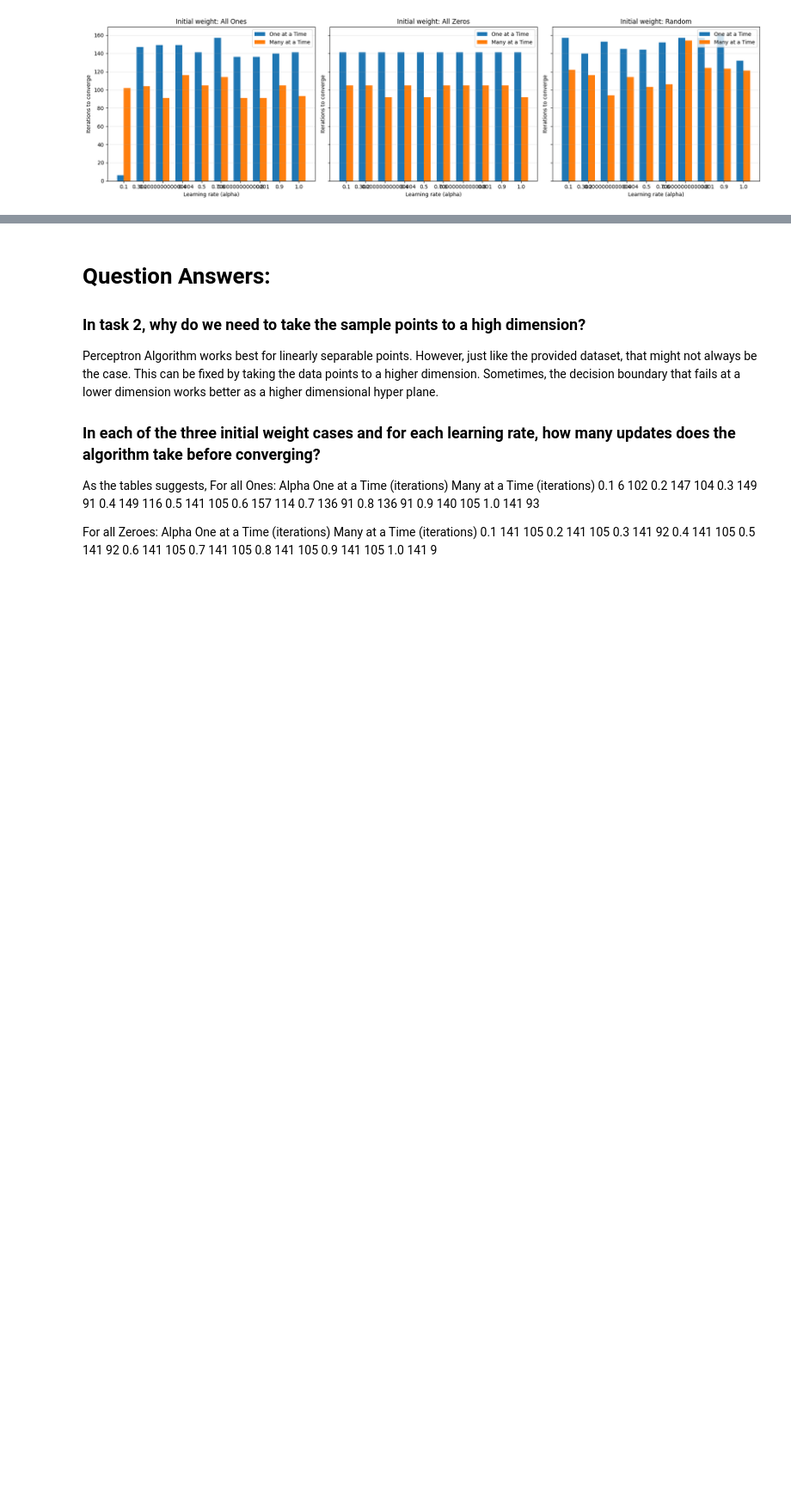
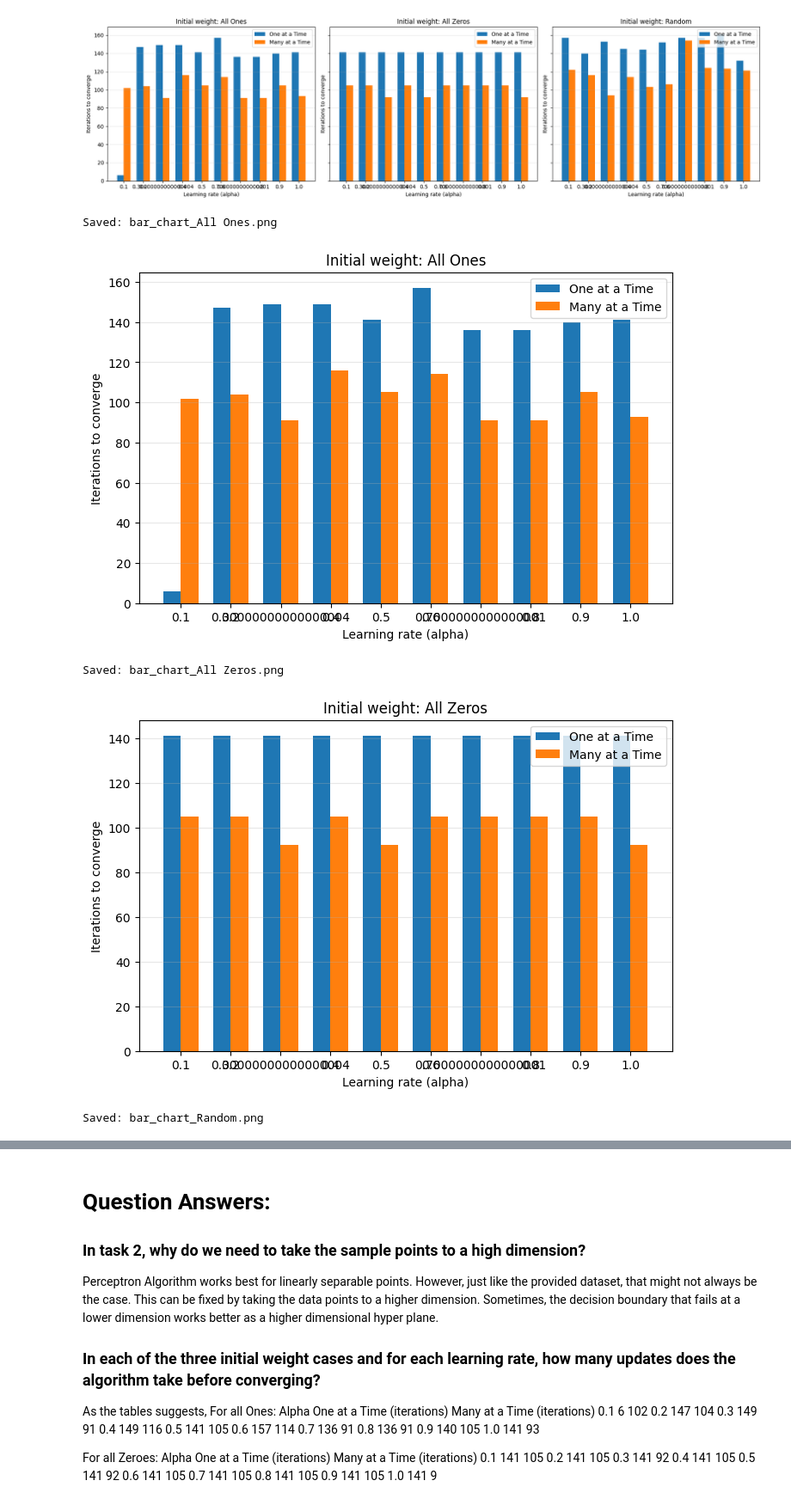
Before and after one commit to ARDhruvo/Pattern-Recognition-and-Machine-Learning-Lab, a Jupyter notebook: Assignments/01_Perceptron/Perceptron_Algorithm.ipynb, the cells around one changed output, grey strips where cells are left out. Shown at 86% size. Drawn from its saved outputs; the diff is of its cells as text; code cells hidden in the pictures; blank space fills up the shorter version.

```diff
--- a/Assignments/01_Perceptron/Perceptron_Algorithm.ipynb
+++ b/Assignments/01_Perceptron/Perceptron_Algorithm.ipynb
@@ -200,3 +200,45 @@ plt.tight_layout()
 plt.show()
 # %% [output]
 [figure]
+# %%
+import numpy as np
+import matplotlib.pyplot as plt
+
+# Ensure your results DataFrame is named `results_df` and contains:
+# 'Initial Weight', 'Learning Rate', 'One at a Time (iterations)', 'Many at a Time (iterations)'
+# Also define `alphas` = np.arange(0.1, 1.1, 0.1) and `initial_weights` dict.
+
+for w_name in initial_weights.keys():
+    subset = results_df[results_df["Initial Weight"] == w_name]
+
+    # Create a new figure for this weight
+    plt.figure(figsize=(8, 5))
+
+    x_pos = np.arange(len(alphas))
+    width = 0.35
+
+    plt.bar(x_pos - width/2, subset["One at a Time (iterations)"],
+            width, label="One at a Time")
+    plt.bar(x_pos + width/2, subset["Many at a Time (iterations)"],
+            width, label="Many at a Time")
+
+    plt.xticks(x_pos, alphas)
+    plt.xlabel("Learning rate (alpha)")
+    plt.ylabel("Iterations to converge")
+    plt.title(f"Initial weight: {w_name}")
+    plt.legend()
+    plt.grid(axis='y', alpha=0.3)
+
+    # Save the figure (e.g., as 'bar_chart_all_ones.png', etc.)
+    filename = f"bar_chart_{w_name}.png"
+    plt.savefig(filename, dpi=300, bbox_inches='tight')
+    print(f"Saved: {filename}")
+
+    # Optionally display it inline (remove if you only want to save)
+    plt.show()
+# %% [output]
+Saved: bar_chart_All Ones.png
+[figure, added]
+Saved: bar_chart_All Zeros.png
+[figure, added]
+Saved: bar_chart_Random.png
```
Also changed, not shown: parts of 1 cell of this notebook.
